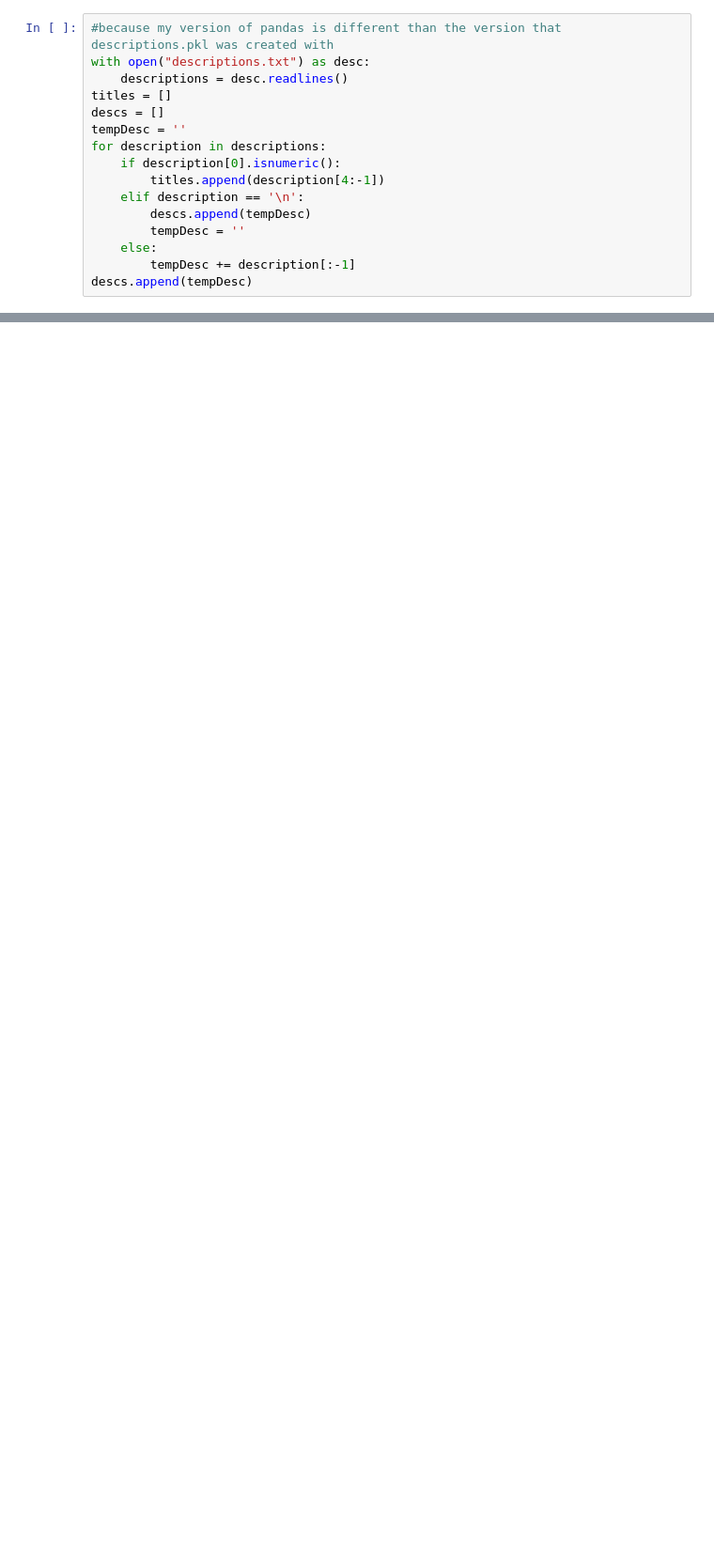
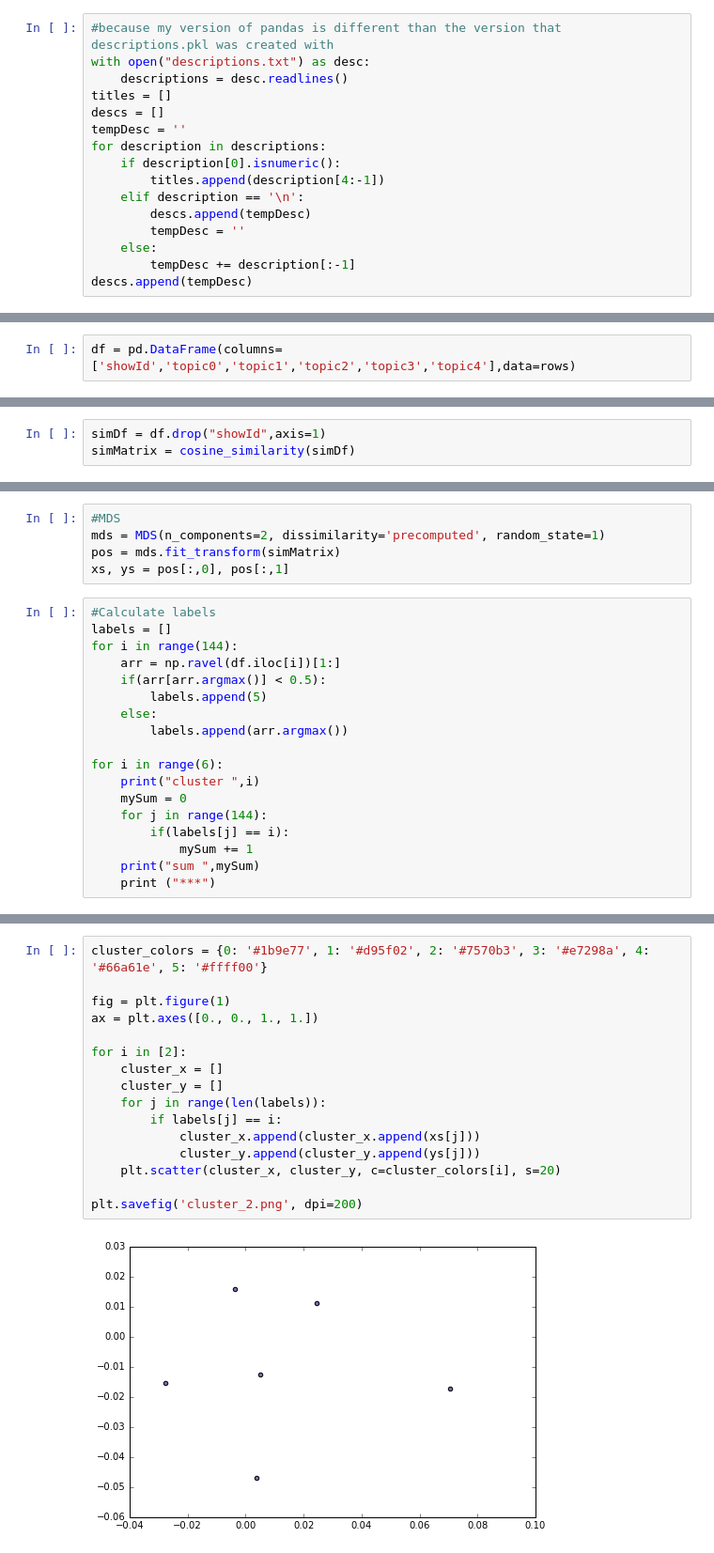
Before and after one commit to MichiganDataScienceTeam/ums-team-stroud, a Jupyter notebook: LDA with Wikipedia Information.ipynb, the cells around one changed output, grey strips where cells are left out. Shown at 94% size. Drawn from its saved outputs; the diff is of its cells as text; blank space fills up the shorter version.

Commit message:
Updated topic models, semantic similarity code

```diff
--- a/LDA with Wikipedia Information.ipynb
+++ b/LDA with Wikipedia Information.ipynb
@@ -116,0 +224,2 @@ theatre live national season 2015 2011 march june 2014 broadcast 2010 2013 septe
+# %%
+df = pd.DataFrame(columns=['showId','topic0','topic1','topic2','topic3','topic4'],data=rows)
@@ -116,0 +228,3 @@ theatre live national season 2015 2011 march june 2014 broadcast 2010 2013 septe
+# %%
+simDf = df.drop("showId",axis=1)
+simMatrix = cosine_similarity(simDf)
@@ -116,0 +235,23 @@ theatre live national season 2015 2011 march june 2014 broadcast 2010 2013 septe
+# %%
+#MDS
+mds = MDS(n_components=2, dissimilarity='precomputed', random_state=1)
+pos = mds.fit_transform(simMatrix)
+xs, ys = pos[:,0], pos[:,1]
+# %%
+#Calculate labels
+labels = []
+for i in range(144):
+    arr = np.ravel(df.iloc[i])[1:]
+    if(arr[arr.argmax()] < 0.5):
+        labels.append(5)
+    else:
+        labels.append(arr.argmax())
+
+for i in range(6):
+    print("cluster ",i)
+    mySum = 0
+    for j in range(144):
+        if(labels[j] == i):
+            mySum += 1
+    print("sum ",mySum)
+    print ("***")
@@ -116,0 +277,18 @@ theatre live national season 2015 2011 march june 2014 broadcast 2010 2013 septe
+# %%
+cluster_colors = {0: '#1b9e77', 1: '#d95f02', 2: '#7570b3', 3: '#e7298a', 4: '#66a61e', 5: '#ffff00'}
+
+fig = plt.figure(1)
+ax = plt.axes([0., 0., 1., 1.])
+
+for i in [2]:
+    cluster_x = []
+    cluster_y = []
+    for j in range(len(labels)):
+        if labels[j] == i:
+            cluster_x.append(cluster_x.append(xs[j]))
+            cluster_y.append(cluster_y.append(ys[j]))
+    plt.scatter(cluster_x, cluster_y, c=cluster_colors[i], s=20)
+
+plt.savefig('cluster_2.png', dpi=200)
+# %% [output]
+[figure, added]
```
Also changed, not shown: parts of 26 cells of this notebook, 4 other files.
